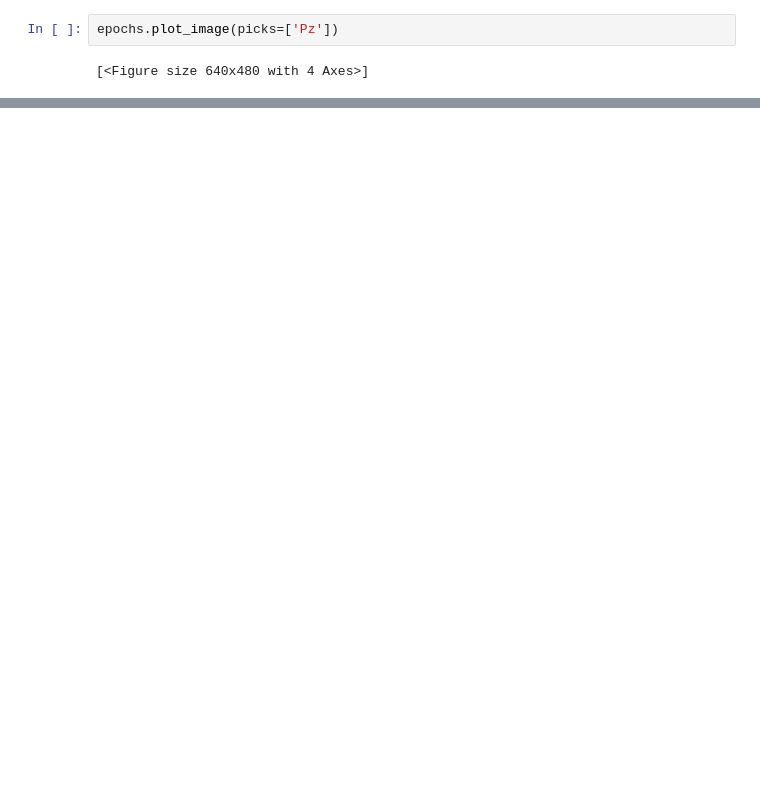
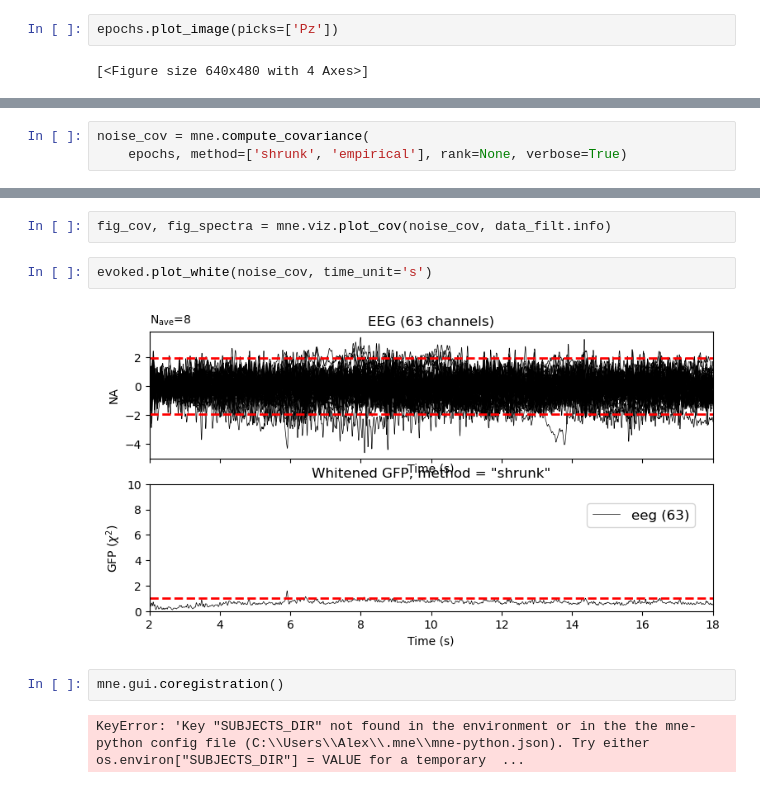
Before and after one commit to mrpotato180/final_project_neuroim, a Jupyter notebook: EEG_analysis_04_05.ipynb, the cells around one changed output, grey strips where cells are left out. Saved outputs shown, nothing was run; the diff lists cells and outputs as text; blank space fills up the shorter version.

```diff
--- a/EEG_analysis_04_05.ipynb
+++ b/EEG_analysis_04_05.ipynb
@@ -161,0 +194,3 @@ mne.viz.plot_evoked_joint(evoked)
+# %%
+noise_cov = mne.compute_covariance(
+    epochs, method=['shrunk', 'empirical'], rank=None, verbose=True)
@@ -161,0 +216,10 @@ mne.viz.plot_evoked_joint(evoked)
+# %%
+fig_cov, fig_spectra = mne.viz.plot_cov(noise_cov, data_filt.info)
+# %%
+evoked.plot_white(noise_cov, time_unit='s')
+# %% [output]
+[figure, added]
+# %%
+mne.gui.coregistration()
+# %% [output]
+KeyError: 'Key "SUBJECTS_DIR" not found in the environment or in the the mne-python config file (C:\\Users\\Alex\\.mne\\mne-python.json). Try either os.environ["SUBJECTS_DIR"] = VALUE for a temporary  ...
```
Also changed, not shown: parts of 18 cells of this notebook.
